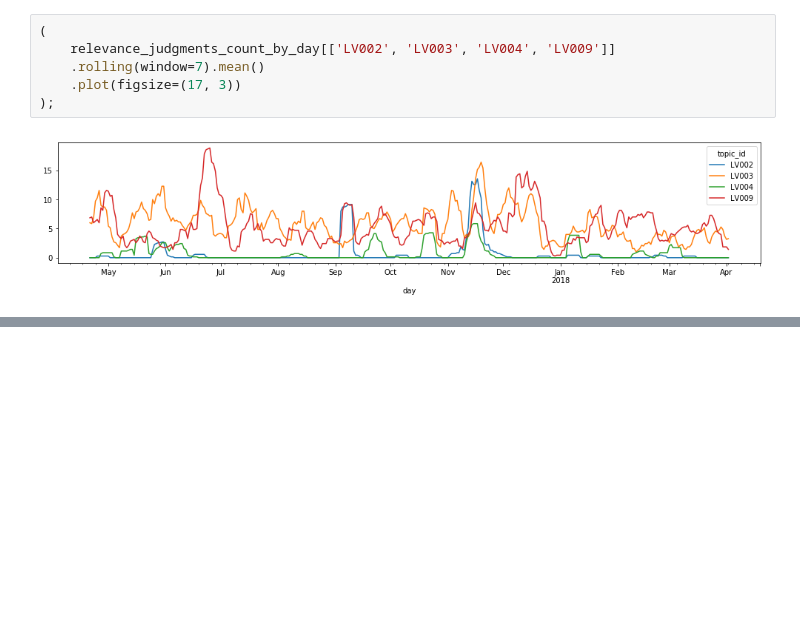
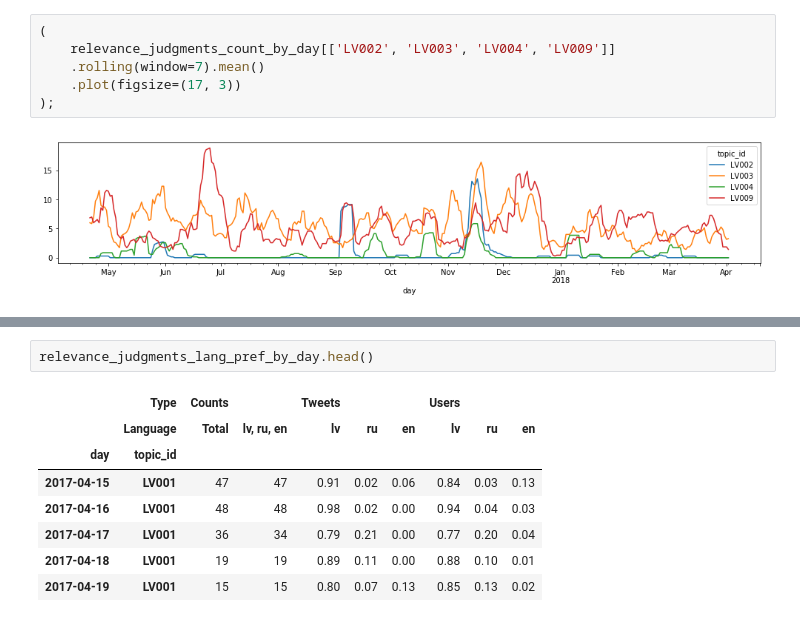
Before and after one commit to dimazest/2018-lv2, a Jupyter notebook: supplement/notebook.ipynb, the cells around one changed output, grey strips where cells are left out. Drawn from its saved outputs; the diff is of its cells as text; blank space fills up the shorter version.

```diff
--- a/supplement/notebook.ipynb
+++ b/supplement/notebook.ipynb
@@ -128,0 +155,11 @@ relevance_judgments_count_by_day = (
+# %%
+relevance_judgments_lang_pref_by_day.head()
+# %% [output]
+|  | Type | Counts |  | Tweets |  |  | Users |  |  |
+|  | Language | Total | lv, ru, en | lv | ru | en | lv | ru | en |
+| day | topic_id |  |  |  |  |  |  |  |  |
+| 2017-04-15 | LV001 | 47 | 47 | 0.91 | 0.02 | 0.06 | 0.84 | 0.03 | 0.13 |
+| 2017-04-16 | LV001 | 48 | 48 | 0.98 | 0.02 | 0.00 | 0.94 | 0.04 | 0.03 |
+| 2017-04-17 | LV001 | 36 | 34 | 0.79 | 0.21 | 0.00 | 0.77 | 0.20 | 0.04 |
+| 2017-04-18 | LV001 | 19 | 19 | 0.89 | 0.11 | 0.00 | 0.88 | 0.10 | 0.01 |
+| 2017-04-19 | LV001 | 15 | 15 | 0.80 | 0.07 | 0.13 | 0.85 | 0.13 | 0.02 |
```
Also changed, not shown: parts of 5 cells of this notebook, 2 other files.
